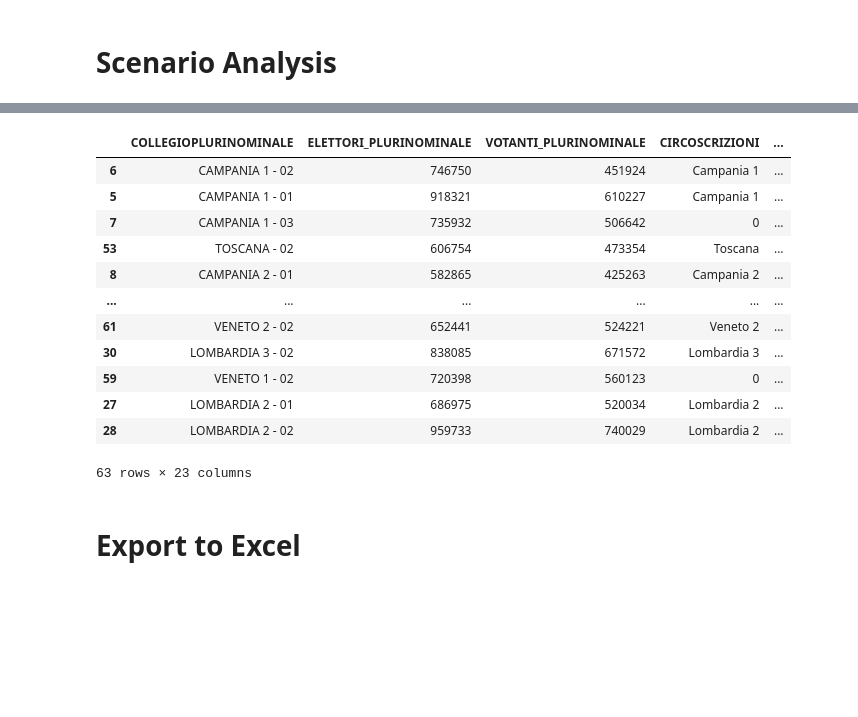
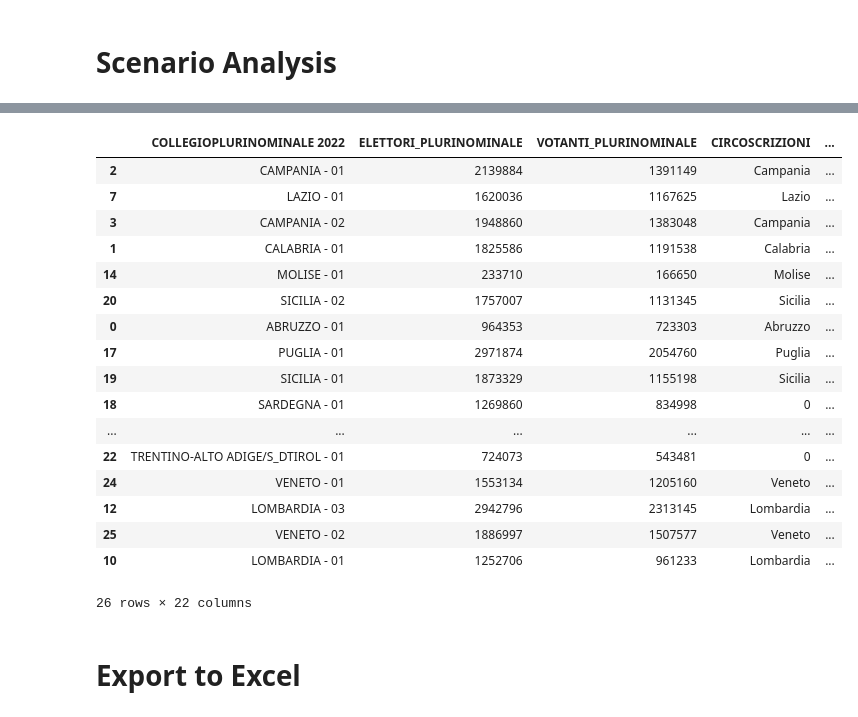
Before and after one commit to misclassified/electiondata, a Jupyter notebook: Analisi_Nazionali_2022/analisi_collegi_plurinominali.ipynb, the cells around one changed output, grey strips where cells are left out. Saved outputs shown, nothing was run; the diff lists cells and outputs as text; code cells hidden in the pictures; blank space fills up the shorter version.

```diff
--- a/Analisi_Nazionali_2022/analisi_collegi_plurinominali.ipynb
+++ b/Analisi_Nazionali_2022/analisi_collegi_plurinominali.ipynb
@@ -142,23 +218,23 @@ senato = pd.read_csv('senato-20180304.txt', sep = ";", encoding = "ISO-8859-1")
 # %%
 # Crea tabella elettori e votanti collegio plurinominale
-plurinom = camera[['COLLEGIOPLURINOMINALE',
-                   'COLLEGIOUNINOMINALE',
+plurinom = senato[['COLLEGIOPLURINOMINALE 2022',
+                   'COLLEGIOUNINOMINALE 2018',
                    'COMUNE',
                    'ELETTORI',
                    'VOTANTI']].drop_duplicates()
 
-plurinom = plurinom.groupby('COLLEGIOPLURINOMINALE').agg({'ELETTORI': np.sum,
+plurinom = plurinom.groupby('COLLEGIOPLURINOMINALE 2022').agg({'ELETTORI': np.sum,
                                                'VOTANTI': np.sum
                                               })
 
 plurinom.columns = ['ELETTORI_PLURINOMINALE', 'VOTANTI_PLURINOMINALE']# Crea tabella elettori e votanti collegio plurinominale
-plurinom = camera[['COLLEGIOPLURINOMINALE',
-                   'COLLEGIOUNINOMINALE',
+plurinom = senato[['COLLEGIOPLURINOMINALE 2022',
+                   'COLLEGIOUNINOMINALE 2018',
                    'COMUNE',
                    'ELETTORI',
                    'VOTANTI']].drop_duplicates()
 
-plurinom = plurinom.groupby('COLLEGIOPLURINOMINALE').agg({'ELETTORI': np.sum,
+plurinom = plurinom.groupby('COLLEGIOPLURINOMINALE 2022').agg({'ELETTORI': np.sum,
                                                'VOTANTI': np.sum
                                               })
 
@@ -167,31 +243,31 @@ plurinom.columns = ['ELETTORI_PLURINOMINALE', 'VOTANTI_PLURINOMINALE']
 # Aggiungi metatadati collegi plurinominali
 
 path = 'commissione-collegi-elettorali_relazione_13-novembre-2020-con-errata-corrige.xlsx'
-meta_senato = get_metadata_plurinom_camera(path)
-meta_senato.rename(columns={"Collegi plurinominali":"COLLEGIOPLURINOMINALE"}, inplace = True)
-meta_senato['COLLEGIOPLURINOMINALE'] = [x.upper() for x in meta_camera['COLLEGIOPLURINOMINALE']]
+meta_senato = get_metadata_plurinom_senato(path)
+meta_senato.rename(columns={"Collegi plurinominali":"COLLEGIOPLURINOMINALE 2022"}, inplace = True)
+meta_senato['COLLEGIOPLURINOMINALE 2022'] = [x.upper() for x in meta_senato['COLLEGIOPLURINOMINALE 2022'].astype(str)]
 
-plurinom = pd.merge(plurinom, meta_senato, on = "COLLEGIOPLURINOMINALE", how = 'left')
+plurinom = pd.merge(plurinom, meta_senato, on = "COLLEGIOPLURINOMINALE 2022", how = 'left')
 # %%
-sub_pap = trova_voti_lista_plurinom(camera, 'POTERE AL POPOLO!')
-sub_sin_riv = trova_voti_lista_plurinom(camera, 'PER UNA SINISTRA RIVOLUZIONARIA')
-sub_part_com = trova_voti_lista_plurinom(camera, 'PARTITO COMUNISTA')
-sub_part_lib = trova_voti_lista_plurinom(camera, 'LIBERI E UGUALI')
-sub_part_m5s = trova_voti_lista_plurinom(camera, 'MOVIMENTO 5 STELLE')
+sub_pap = trova_voti_lista_plurinom(senato, 'POTERE AL POPOLO!')
+sub_sin_riv = trova_voti_lista_plurinom(senato, 'PER UNA SINISTRA RIVOLUZIONARIA')
+sub_part_com = trova_voti_lista_plurinom(senato, 'PARTITO COMUNISTA')
+sub_part_lib = trova_voti_lista_plurinom(senato, 'LIBERI E UGUALI')
+sub_part_m5s = trova_voti_lista_plurinom(senato, 'MOVIMENTO 5 STELLE')
 # %%
-rep = pd.merge(plurinom, sub_pap, on = 'COLLEGIOPLURINOMINALE', how = 'left')
+rep = pd.merge(plurinom, sub_pap, on = 'COLLEGIOPLURINOMINALE 2022', how = 'left')
 rep[f"{rep.columns[-1]}_PERC"] =  (rep[rep.columns[-1]] / rep['VOTANTI_PLURINOMINALE'])*100
 
-rep = pd.merge(rep, sub_sin_riv, on = 'COLLEGIOPLURINOMINALE', how = 'left')
+rep = pd.merge(rep, sub_sin_riv, on = 'COLLEGIOPLURINOMINALE 2022', how = 'left')
 rep[f"{rep.columns[-1]}_PERC"] =  (rep[rep.columns[-1]] / rep['VOTANTI_PLURINOMINALE'])*100
 
-rep = pd.merge(rep, sub_part_com, on = 'COLLEGIOPLURINOMINALE', how = 'left')
+rep = pd.merge(rep, sub_part_com, on = 'COLLEGIOPLURINOMINALE 2022', how = 'left')
 rep[f"{rep.columns[-1]}_PERC"] =  (rep[rep.columns[-1]] / rep['VOTANTI_PLURINOMINALE'])*100
 
-rep = pd.merge(rep, sub_part_m5s, on = 'COLLEGIOPLURINOMINALE', how = 'left')
+rep = pd.merge(rep, sub_part_m5s, on = 'COLLEGIOPLURINOMINALE 2022', how = 'left')
 rep[f"{rep.columns[-1]}_PERC"] =  (rep[rep.columns[-1]] / rep['VOTANTI_PLURINOMINALE'])*100
 
-rep = pd.merge(rep, sub_part_lib, on = 'COLLEGIOPLURINOMINALE', how = 'left')
+rep = pd.merge(rep, sub_part_lib, on = 'COLLEGIOPLURINOMINALE 2022', how = 'left')
 rep[f"{rep.columns[-1]}_PERC"] =  (rep[rep.columns[-1]] / rep['VOTANTI_PLURINOMINALE'])*100
 
 rep_senato = rep.sort_values('VOTI_LISTA_POTERE AL POPOLO!_PERC', ascending = False).fillna(0)
@@ -227,32 +308,37 @@ rep_camera.sort_values(by = 'Scenario 1', ascending = False)
 # %%
 # Scenario 2 - PAP corre da sola e riesce a conquistare il 10% dei voti di liberi & uguali e il 5% dei
 # voti del movimento cinque stelle
 
 rep_camera['Scenario 2'] = (rep_camera['VOTI_LISTA_POTERE AL POPOLO!_PERC'] +
                             rep_camera['VOTI_LISTA_MOVIMENTO 5 STELLE_PERC'] * 0.05 +
                             rep_camera['VOTI_LISTA_PER UNA SINISTRA RIVOLUZIONARIA_PERC'] * 0.1
                            )
 
 rep_senato['Scenario 2'] = (rep_senato['VOTI_LISTA_POTERE AL POPOLO!_PERC'] +
                             rep_senato['VOTI_LISTA_MOVIMENTO 5 STELLE_PERC'] * 0.05 +
                             rep_senato['VOTI_LISTA_PER UNA SINISTRA RIVOLUZIONARIA_PERC'] * 0.1
                            )
 
-rep_camera.sort_values(by = 'Scenario 2', ascending = False)
+rep_senato.sort_values(by = 'Scenario 2', ascending = False)
 # %% [output]
-|  | COLLEGIOPLURINOMINALE | ELETTORI_PLURINOMINALE | VOTANTI_PLURINOMINALE | CIRCOSCRIZIONI | ... |
-| 6 | CAMPANIA 1 - 02 | 746750 | 451924 | Campania 1 | ... |
-| 5 | CAMPANIA 1 - 01 | 918321 | 610227 | Campania 1 | ... |
-| 7 | CAMPANIA 1 - 03 | 735932 | 506642 | 0 | ... |
-| 53 | TOSCANA - 02 | 606754 | 473354 | Toscana | ... |
-| 8 | CAMPANIA 2 - 01 | 582865 | 425263 | Campania 2 | ... |
+|  | COLLEGIOPLURINOMINALE 2022 | ELETTORI_PLURINOMINALE | VOTANTI_PLURINOMINALE | CIRCOSCRIZIONI | ... |
+| 2 | CAMPANIA - 01 | 2139884 | 1391149 | Campania | ... |
+| 7 | LAZIO - 01 | 1620036 | 1167625 | Lazio | ... |
+| 3 | CAMPANIA - 02 | 1948860 | 1383048 | Campania | ... |
+| 1 | CALABRIA - 01 | 1825586 | 1191538 | Calabria | ... |
+| 14 | MOLISE - 01 | 233710 | 166650 | Molise | ... |
+| 20 | SICILIA - 02 | 1757007 | 1131345 | Sicilia | ... |
+| 0 | ABRUZZO - 01 | 964353 | 723303 | Abruzzo | ... |
+| 17 | PUGLIA - 01 | 2971874 | 2054760 | Puglia | ... |
+| 19 | SICILIA - 01 | 1873329 | 1155198 | Sicilia | ... |
+| 18 | SARDEGNA - 01 | 1269860 | 834998 | 0 | ... |
 | ... | ... | ... | ... | ... | ... |
-| 61 | VENETO 2 - 02 | 652441 | 524221 | Veneto 2 | ... |
-| 30 | LOMBARDIA 3 - 02 | 838085 | 671572 | Lombardia 3 | ... |
-| 59 | VENETO 1 - 02 | 720398 | 560123 | 0 | ... |
-| 27 | LOMBARDIA 2 - 01 | 686975 | 520034 | Lombardia 2 | ... |
-| 28 | LOMBARDIA 2 - 02 | 959733 | 740029 | Lombardia 2 | ... |
+| 22 | TRENTINO-ALTO ADIGE/S_DTIROL - 01 | 724073 | 543481 | 0 | ... |
+| 24 | VENETO - 01 | 1553134 | 1205160 | Veneto | ... |
+| 12 | LOMBARDIA - 03 | 2942796 | 2313145 | Lombardia | ... |
+| 25 | VENETO - 02 | 1886997 | 1507577 | Veneto | ... |
+| 10 | LOMBARDIA - 01 | 1252706 | 961233 | Lombardia | ... |
-63 rows × 23 columns
+26 rows × 22 columns
 # %% [markdown]
 # Export to Excel
 # %%
```
Also changed, not shown: parts of 21 cells of this notebook, 7 other files.
